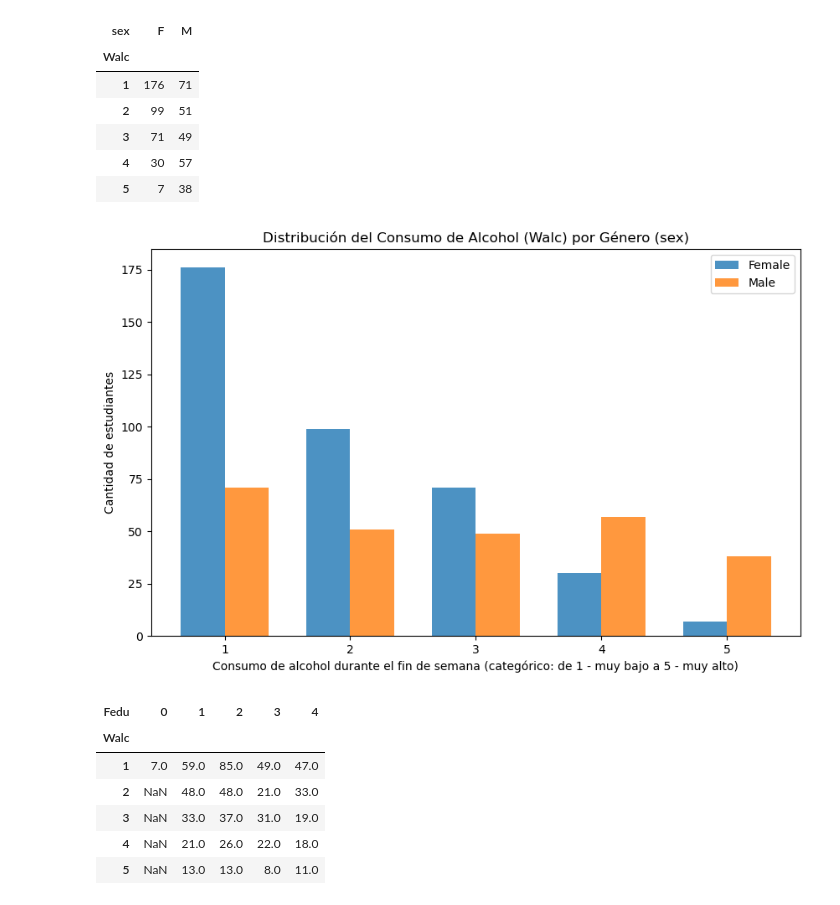
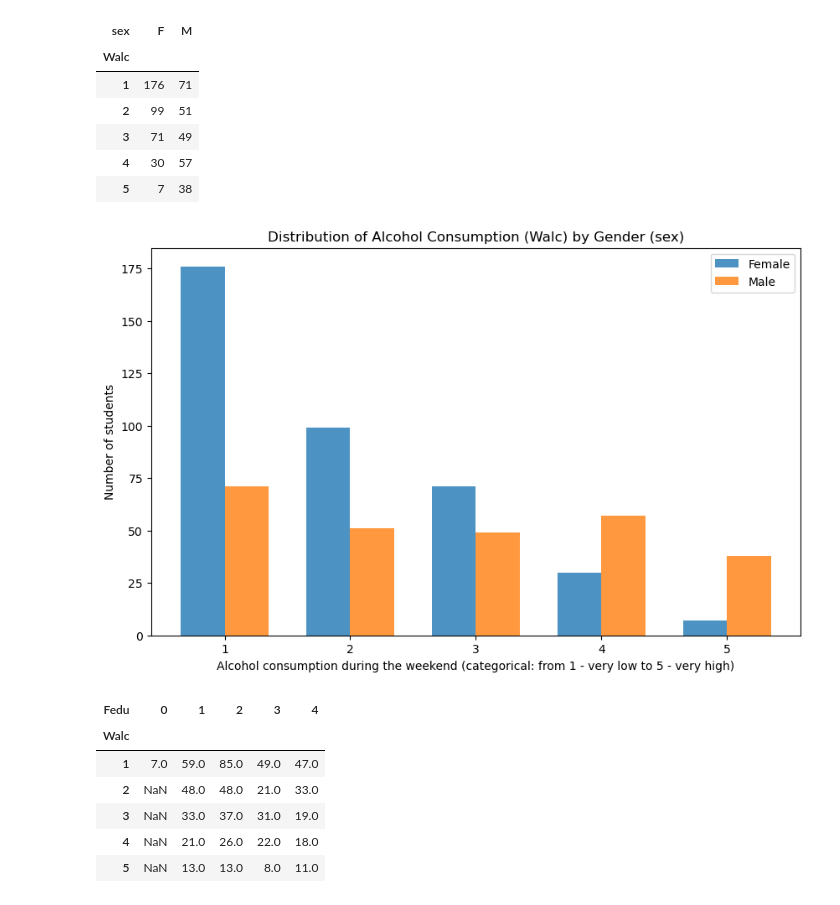
Before and after one commit to SantanaAndres/High-School-Alcoholism-and-Academic-Performance-data-analysis, a Jupyter notebook: main.ipynb, the cells around one changed output. Cells and saved outputs as stored; diff of their text form; code cells hidden in the pictures.

```diff
--- a/main.ipynb
+++ b/main.ipynb
@@ -183,28 +234,28 @@ result_df
 # %%
 fig, ax = plt.subplots(figsize=(10, 6))
 
 categories = result_df.index
 
 values_F = result_df['F']
 values_M = result_df['M']
 
 bar_width = 0.35
 
 ax.bar(categories - bar_width / 2, values_F, bar_width, label='Female', alpha=0.8)
 
 ax.bar(categories + bar_width / 2, values_M, bar_width, label='Male', alpha=0.8)
 
 ax.set(
-    title='Distribución del Consumo de Alcohol (Walc) por Género (sex)',
-    xlabel="Consumo de alcohol durante el fin de semana (categórico: de 1 - muy bajo a 5 - muy alto)",
-    ylabel="Cantidad de estudiantes"
+    title='Distribution of Alcohol Consumption (Walc) by Gender (sex)',
+    xlabel="Alcohol consumption during the weekend (categorical: from 1 - very low to 5 - very high)",
+    ylabel="Number of students"
 )
 
 ax.legend()
 
 plt.show()
 # %% [output]
-[figure, old version]
+[figure, new version]
 # %%
 father_edu_df = data.groupby("Fedu")["Walc"].value_counts().unstack()
 father_edu_df.T
```
Also changed, not shown: parts of 17 cells of this notebook.
